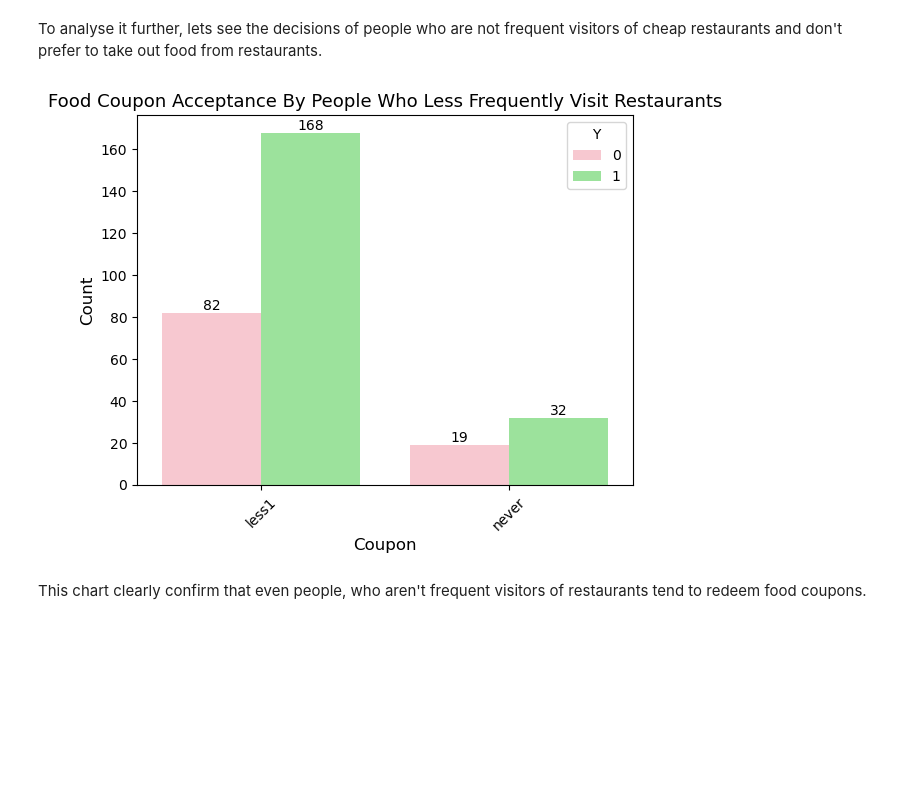
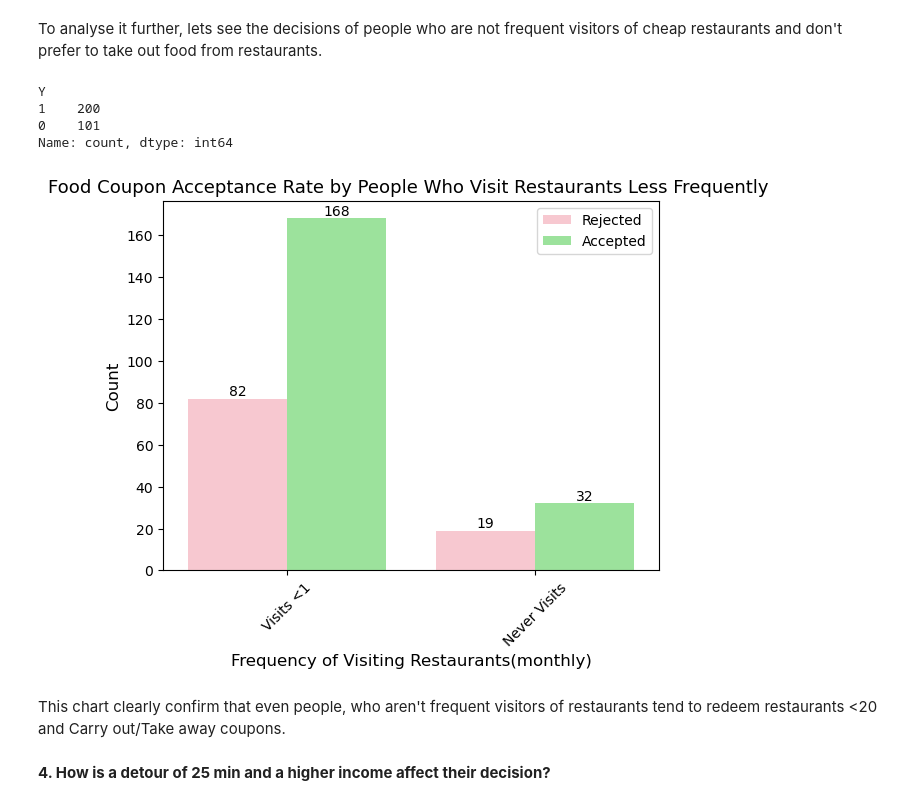
Before and after one commit to dhanyavasan/exploratorydataanalysis, a Jupyter notebook: EDA_Coupons_dataset.ipynb, the cells around one changed output. Drawn from its saved outputs; the diff is of its cells as text; code cells hidden in the pictures; blank space fills up the shorter version.

```diff
--- a/EDA_Coupons_dataset.ipynb
+++ b/EDA_Coupons_dataset.ipynb
@@ -783,12 +776,15 @@ Digging in deeper, we already know that people accept coupons the most when they
 # %%
-riding_passangers = data_cleaned['passanger'].isin(['Friend(s)', 'Kid(s)', 'Partner'])
-food_coupons_passengers = (cheap_rest_carryout_coupons & riding_passangers)
+riding_kids = data_cleaned['passanger'].isin([ 'Kid(s)'])
+food_coupons_with_kids = (cheap_rest_carryout_coupons & riding_kids)
 # %%
-ax = sns.countplot(data= data_cleaned[food_coupons_passengers], x= 'passanger',hue='Y', palette=['pink','lightgreen'])
+ax = sns.countplot(data= data_cleaned[food_coupons_with_kids], x= 'passanger',hue='Y', palette=['pink','lightgreen'])
 for i in ax.containers:
     ax.bar_label(i,)
+
+handles, labels = ax.get_legend_handles_labels()
+ax.legend(handles=handles, labels=['Rejected', 'Accepted'])
 plt.xticks(rotation=45)
-plt.title('Food Coupon Acceptance When Riding Passengers', fontsize=13)
+plt.title('Food Coupon Acceptance When Riding Kids', fontsize=13)
 plt.xlabel('Coupon', fontsize=12)
 plt.ylabel('Count', fontsize=12)
 # plt.legend(loc='upper right', labels=['Coupon Redeemed', 'Coupon Expired'])
@@ -804,17 +802,31 @@ not_freq_to_rest = data_cleaned['RestaurantLessThan20'].isin(['less1','never'])
 not_freq_to_carryout = data_cleaned['CarryAway'].isin(['less1','never'])
 not_freq_to_rest_carryout = (not_freq_to_rest & not_freq_to_carryout)
 not_freq_to_rest_carryout_given_food_coupons = (not_freq_to_rest_carryout & cheap_rest_carryout_coupons)
+# %%
+data_cleaned[not_freq_to_rest_carryout_given_food_coupons]['Y'].value_counts()
+# %% [output]
+Y
+1    200
+0    101
+Name: count, dtype: int64
 # %%
 ax = sns.countplot(data= data_cleaned[not_freq_to_rest_carryout_given_food_coupons], x= 'RestaurantLessThan20',hue='Y', palette=['pink','lightgreen'])
 for i in ax.containers:
     ax.bar_label(i,)
+
+handles, labels = ax.get_legend_handles_labels()
+ax.legend(handles=handles, labels=['Rejected', 'Accepted'])
+ax.set_xticks(range(len(data_cleaned[not_freq_to_rest_carryout_given_food_coupons]['RestaurantLessThan20'].unique())))
+ax.set_xticklabels(['Visits <1', 'Never Visits'])
 plt.xticks(rotation=45)
-plt.title('Food Coupon Acceptance Rate by People Who Less Frequently Visit Restaurants', fontsize=13)
-plt.xlabel('Coupon', fontsize=12)
+plt.title('Food Coupon Acceptance Rate by People Who Visit Restaurants Less Frequently ', fontsize=13)
+plt.xlabel('Frequency of Visiting Restaurants(monthly)', fontsize=12)
 plt.ylabel('Count', fontsize=12)
 # plt.legend(loc='upper right', labels=['Coupon Redeemed', 'Coupon Expired'])
 plt.show()
 # %% [output]
-[figure, old version]
+[figure, new version]
 # %% [markdown]
-This chart clearly confirm that even people, who aren't frequent visitors of restaurants tend to redeem food coupons.
+This chart clearly confirm that even people, who aren't frequent visitors of restaurants tend to redeem restaurants <20 and  Carry out/Take away coupons.
+# %% [markdown]
+**4. How is a detour of 25 min and a higher income affect their decision?**
```
Also changed, not shown: parts of 58 cells of this notebook.
